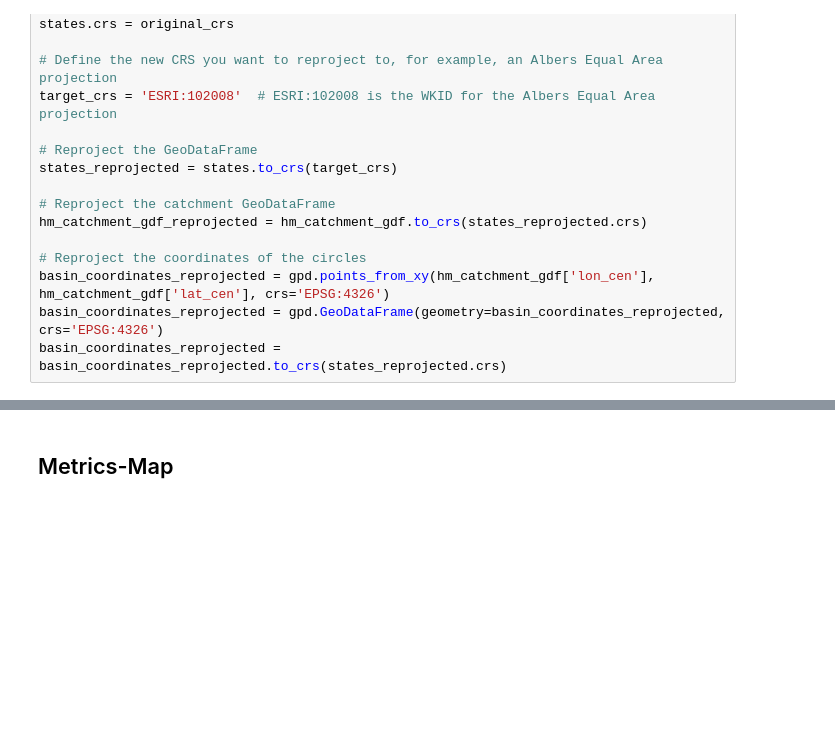
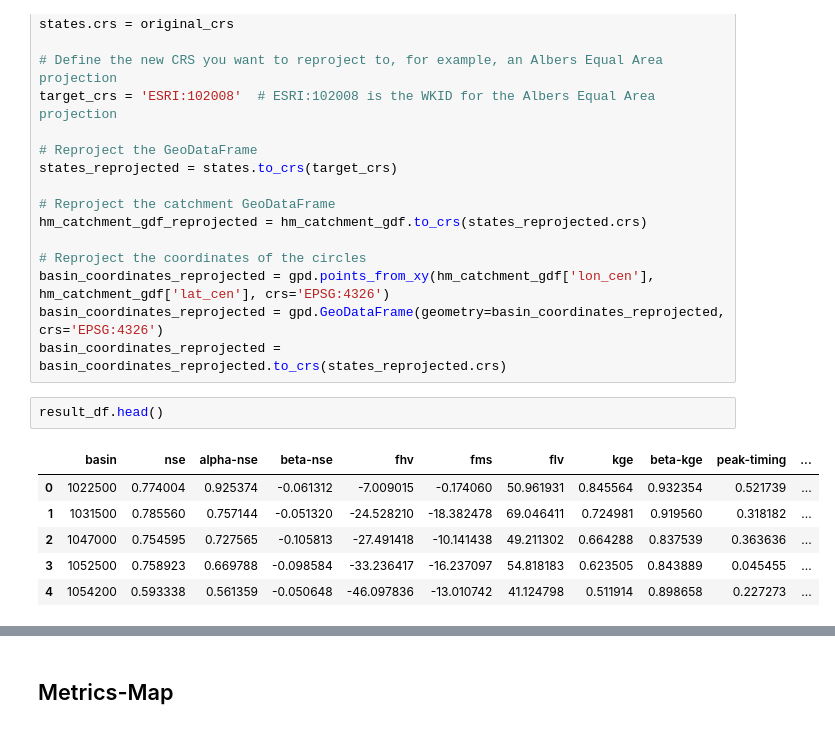
Before and after one commit to jpcurbelo/neuralhydrology_fork, a Jupyter notebook: camels_spat_scripts/postprocessing_scripts/nh_run_plots/nh_run_plots.ipynb, the cells around one changed output, grey strips where cells are left out. Drawn from its saved outputs; the diff is of its cells as text; blank space fills up the shorter version.

```diff
--- a/camels_spat_scripts/postprocessing_scripts/nh_run_plots/nh_run_plots.ipynb
+++ b/camels_spat_scripts/postprocessing_scripts/nh_run_plots/nh_run_plots.ipynb
@@ -260,3 +258,12 @@ hm_catchment_gdf_reprojected = hm_catchment_gdf.to_crs(states_reprojected.crs)
 basin_coordinates_reprojected = gpd.points_from_xy(hm_catchment_gdf['lon_cen'], hm_catchment_gdf['lat_cen'], crs='EPSG:4326')
 basin_coordinates_reprojected = gpd.GeoDataFrame(geometry=basin_coordinates_reprojected, crs='EPSG:4326')
 basin_coordinates_reprojected = basin_coordinates_reprojected.to_crs(states_reprojected.crs)
+# %%
+result_df.head()
+# %% [output]
+|  | basin | nse | alpha-nse | beta-nse | fhv | fms | flv | kge | beta-kge | peak-timing | ... |
+| 0 | 1022500 | 0.774004 | 0.925374 | -0.061312 | -7.009015 | -0.174060 | 50.961931 | 0.845564 | 0.932354 | 0.521739 | ... |
+| 1 | 1031500 | 0.785560 | 0.757144 | -0.051320 | -24.528210 | -18.382478 | 69.046411 | 0.724981 | 0.919560 | 0.318182 | ... |
+| 2 | 1047000 | 0.754595 | 0.727565 | -0.105813 | -27.491418 | -10.141438 | 49.211302 | 0.664288 | 0.837539 | 0.363636 | ... |
+| 3 | 1052500 | 0.758923 | 0.669788 | -0.098584 | -33.236417 | -16.237097 | 54.818183 | 0.623505 | 0.843889 | 0.045455 | ... |
+| 4 | 1054200 | 0.593338 | 0.561359 | -0.050648 | -46.097836 | -13.010742 | 41.124798 | 0.511914 | 0.898658 | 0.227273 | ... |
```
Also changed, not shown: parts of 10 cells of this notebook, 8 other files.
